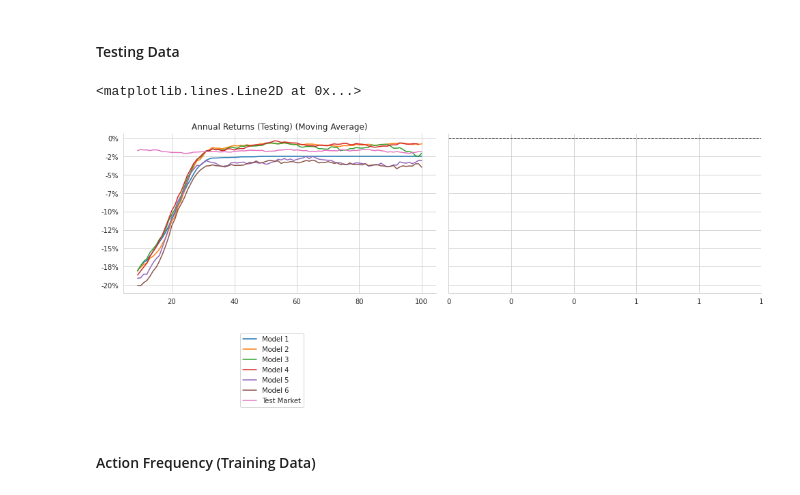
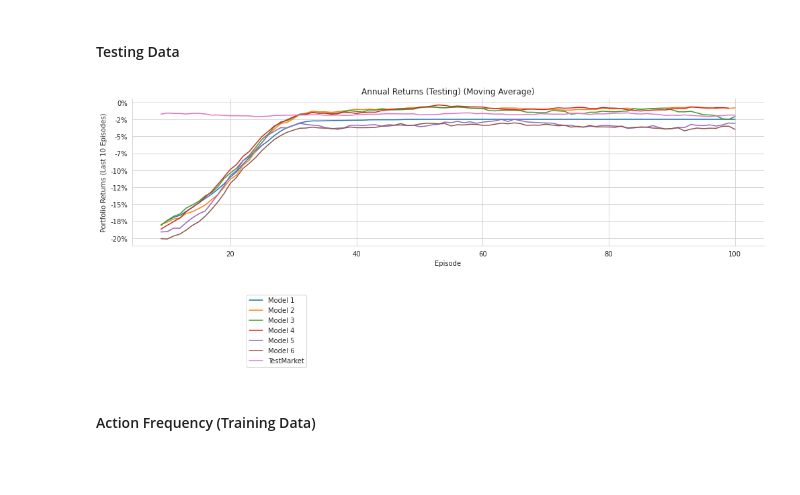
Before and after one commit to Switzerland-MQP-2022/DDQN-Model-Complexity-Analysis, a Jupyter notebook: visualization.ipynb, the cells around one changed output. Saved outputs shown, nothing was run; the diff lists cells and outputs as text; code cells hidden in the pictures; blank space fills up the shorter version.

```diff
--- a/visualization.ipynb
+++ b/visualization.ipynb
@@ -443,11 +614,12 @@ for r in range(0, len(id_results_list)):
           .sub(1)
           .rolling(100)
           .mean())
-    df.plot(ax=axes[0],
-            title='Annual Returns (Training) (Moving Average)',
-            legend='')
 
-#plt.legend(local_files)
+    graph = df.plot(ax=axes[0],
+                title='Annual Returns (Training) (Moving Average)',
+                legend='')
+
+    graph.set_xlabel('Episode')
 
 for r in range(0, len(id_results_list)):
     results = id_results_list[r]
@@ -457,17 +629,21 @@ for r in range(0, len(id_results_list)):
            .rolling(100) # Note: Rolling 100 may not be the common rolling value
            .mean())
 
-    df2.plot(ax=axes[1],
-             title='Agent Outperformance (%, Moving Average)')
+    graph2 = df2.plot(ax=axes[1],
+                 title='Agent Outperformance (%, Moving Average)')
 
+    graph2.set_xlabel('Episode')
+
+# Uncomment first or second line below, depending on desired naming scheme
 #fig.legend(labels=id_local_files + ['TrainMarket'], bbox_to_anchor=(0.27, -0.5), loc='lower center')
-fig.legend(labels=id_labels, bbox_to_anchor=(0.5, -0.5), loc='lower center')
+fig.legend(labels=id_labels + ['TrainMarket'], bbox_to_anchor=(0.5, -0.5), loc='lower center')
 
 for ax in axes:
     ax.yaxis.set_major_formatter(
         FuncFormatter(lambda y, _: '{:.0%}'.format(y)))
     ax.xaxis.set_major_formatter(
         FuncFormatter(lambda x, _: '{:,.0f}'.format(x)))
+
 axes[1].axhline(.5, ls='--', c='k', lw=1)
 
 sns.despine()
@@ -478,40 +721,39 @@ fig.tight_layout()
 # %% [markdown]
 #### Testing Data
 # %%
-fig, axes = plt.subplots(ncols=2, figsize=(14, 4), sharey=True)
+fig, axes = plt.subplots(ncols=1, figsize=(14, 4), sharey=True)
 
 for r in range(0, len(id_test_results_list)):
     results = id_test_results_list[r]
     data = results['TestAgent']
 
     if r == len(id_test_results_list) - 1:
         data = results[['TestAgent','TestMarket']]
 
     df = (data
           .sub(1)
           .rolling(10)
           .mean())
-    df.plot(ax=axes[0],
-            title='Annual Returns (Testing) (Moving Average)',
-            legend='')
-    sns.despine()
-    fig.tight_layout()
+
+    graph = df.plot(ax=axes,
+                title='Annual Returns (Testing) (Moving Average)',
+                legend='')
 
 #fig.legend(labels=id_test_local_files + ['TestMarket'], bbox_to_anchor=(0.27, -0.5), loc='lower center')
-fig.legend(labels=id_labels, bbox_to_anchor=(0.27, -0.5), loc='lower center')
+fig.legend(labels=id_labels + ['TestMarket'], bbox_to_anchor=(0.27, -0.5), loc='lower center')
 
+graph.yaxis.set_major_formatter(FuncFormatter(lambda y, _: '{:.0%}'.format(y)))
+graph.xaxis.set_major_formatter(FuncFormatter(lambda x, _: '{:,.0f}'.format(x)))
 
-for ax in axes:
-    ax.yaxis.set_major_formatter(
-        FuncFormatter(lambda y, _: '{:.0%}'.format(y)))
-    ax.xaxis.set_major_formatter(
-        FuncFormatter(lambda x, _: '{:,.0f}'.format(x)))
-axes[1].axhline(.0, ls='--', c='k', lw=1)
+graph.set_xlabel('Episode')
+graph.set_ylabel('Portfolio Returns (Last 10 Episodes)')
+
+sns.despine()
+fig.tight_layout()
 
 #fig.savefig(results_path / 'performance', dpi=300)
 # %% [output]
-<matplotlib.lines.Line2D at 0x...>
-[figure, old version]
+[figure, new version]
 # %% [markdown]
 #### Action Frequency (Training Data)
 # %%
```
Also changed, not shown: parts of 24 cells of this notebook.
